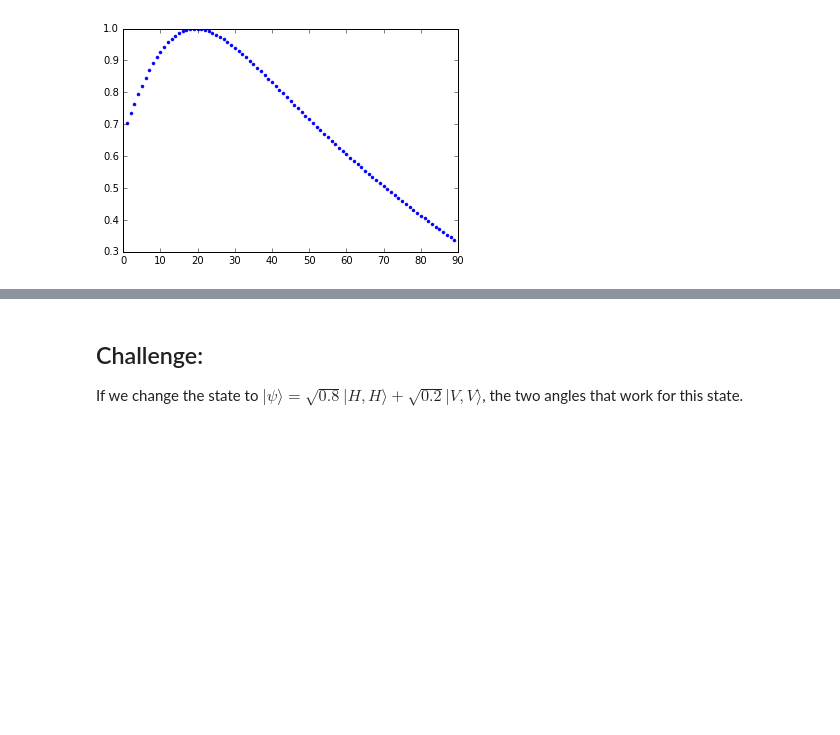
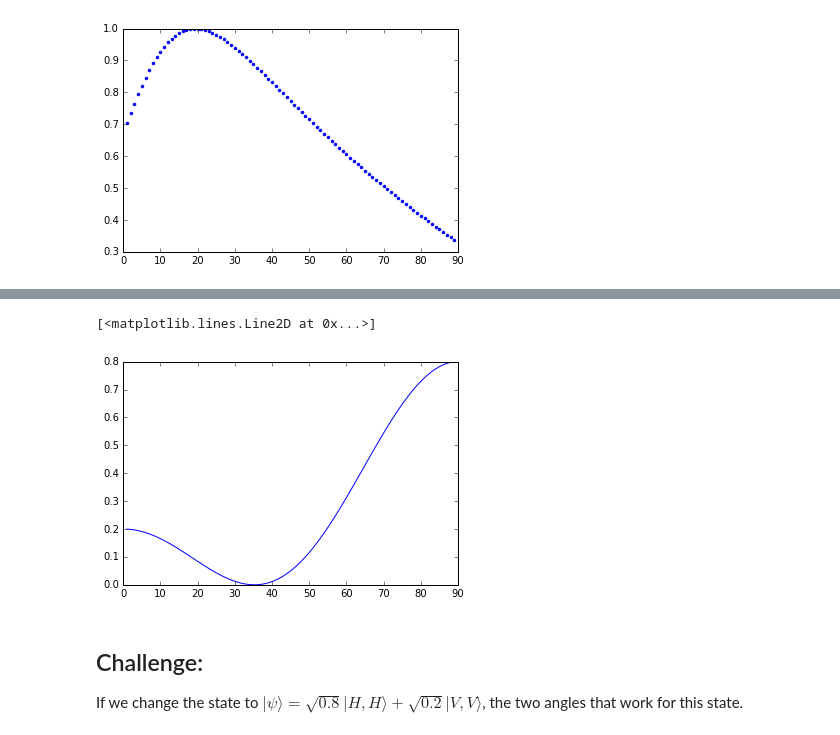
Before and after one commit to amcdawes/QMlabs, a Jupyter notebook: Chapter 8 - Alice and Bob.ipynb, the cells around one changed output, grey strips where cells are left out. Saved outputs shown, nothing was run; the diff lists cells and outputs as text; code cells hidden in the pictures; blank space fills up the shorter version.

```diff
--- a/Chapter 8 - Alice and Bob.ipynb
+++ b/Chapter 8 - Alice and Bob.ipynb
@@ -192,3 +202,11 @@ So only 19 and 35 work. Now, can you derive 19 and 35 given only the state $|\ps
+# %%
+# Solution:
+# For the first plot, we can show the joint probability for two angles is given by:
+
+plt.plot(rad2deg(rads),(sqrt(0.2)*cos(-rads)*cos(rads) + sqrt(0.8)*sin(-rads)*sin(rads))**2)
+# %% [output]
+[<matplotlib.lines.Line2D at 0x...>]
+[figure, added]
 # %% [markdown]
 ## Challenge:
 If we change the state to $\big|\psi\big\rangle = \sqrt{0.8} \big|H,H\big\rangle + \sqrt{0.2} \big|V,V\big\rangle$, the two angles that work for this state.
```
Also changed, not shown: parts of 5 cells of this notebook, 1 other file.
